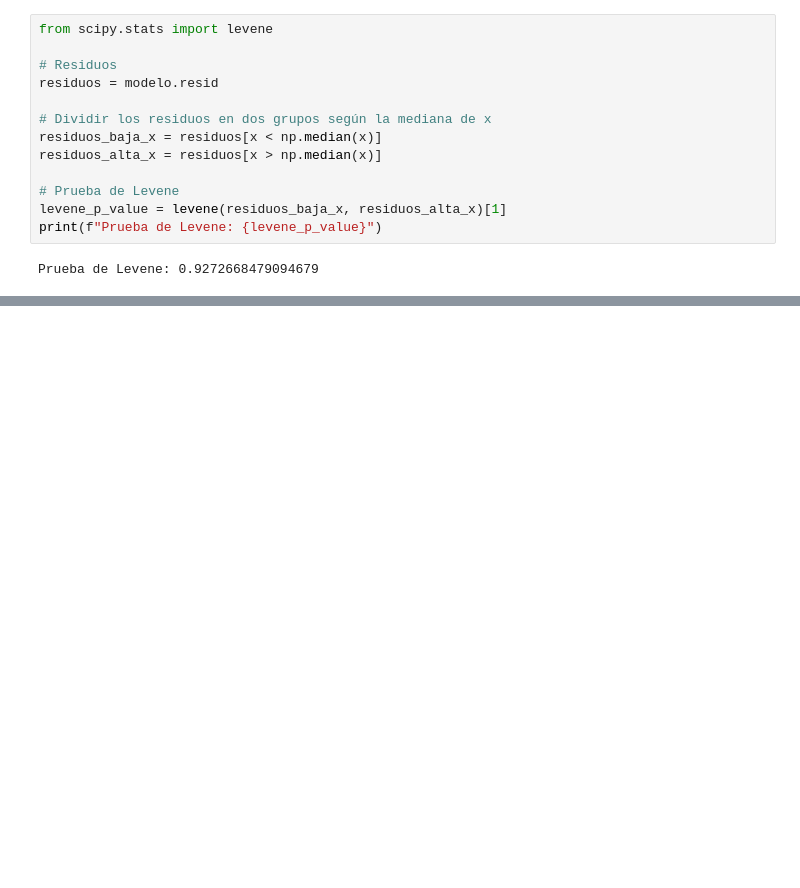
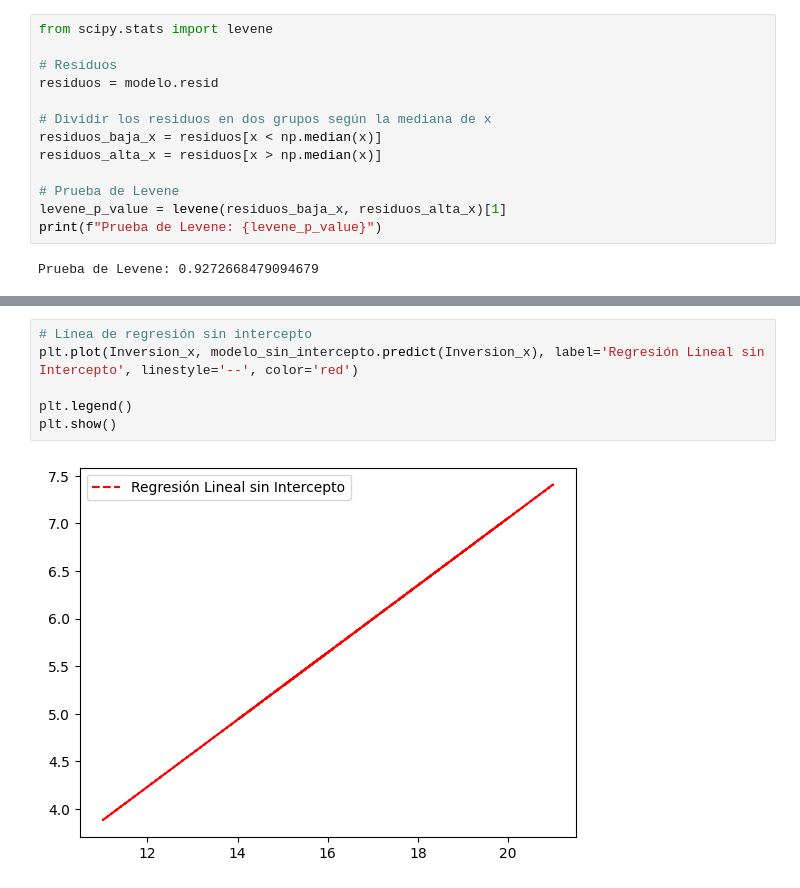
Before and after one commit to jaimeisaac2020/Python-analsisis-basicos, a Jupyter notebook: anova1_regresion_simple.ipynb, the cells around one changed output, grey strips where cells are left out. Drawn from its saved outputs; the diff is of its cells as text; blank space fills up the shorter version.

```diff
--- a/anova1_regresion_simple.ipynb
+++ b/anova1_regresion_simple.ipynb
@@ -402,0 +456,8 @@ Prueba de Levene: 0.9272668479094679
+# %%
+# Línea de regresión sin intercepto
+plt.plot(Inversion_x, modelo_sin_intercepto.predict(Inversion_x), label='Regresión Lineal sin Intercepto', linestyle='--', color='red')
+
+plt.legend()
+plt.show()
+# %% [output]
+[figure, added]
```
Also changed, not shown: parts of 5 cells of this notebook.
